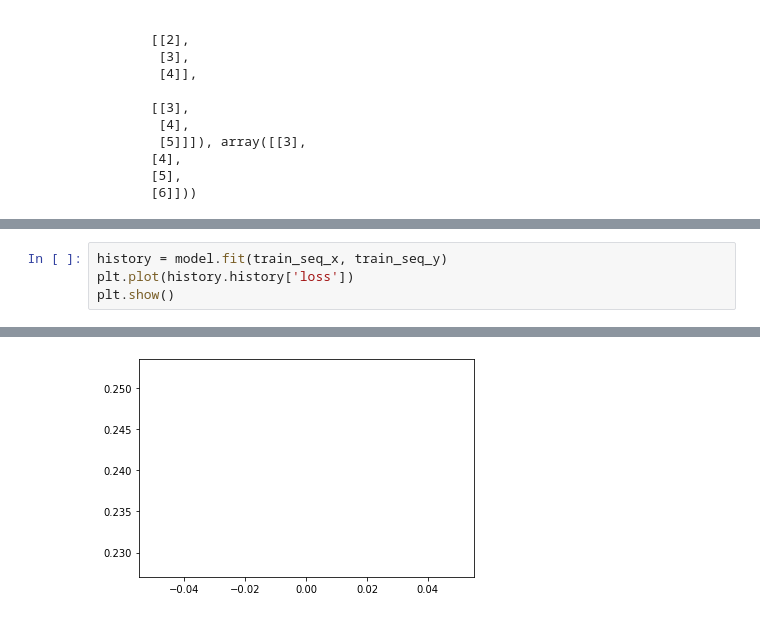
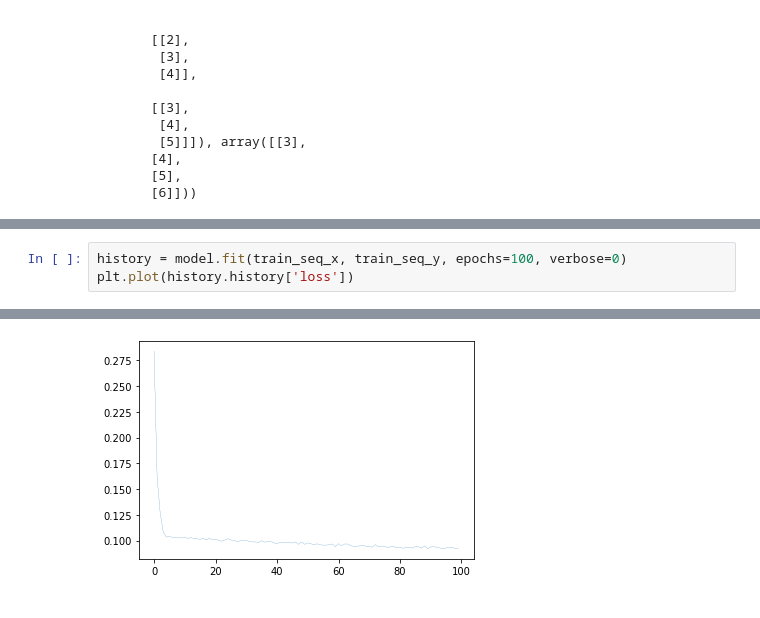
Before and after one commit to zzerross/ai, a Jupyter notebook: rnn/sin/RNNSinSequence.ipynb, the cells around one changed output, grey strips where cells are left out. Saved outputs shown, nothing was run; the diff lists cells and outputs as text.

```diff
--- a/rnn/sin/RNNSinSequence.ipynb
+++ b/rnn/sin/RNNSinSequence.ipynb
@@ -100,7 +100,6 @@ Trainable params: 4,385
 Non-trainable params: 0
 _________________________________________________________________
 # %%
-history = model.fit(train_seq_x, train_seq_y)
+history = model.fit(train_seq_x, train_seq_y, epochs=100, verbose=0)
 plt.plot(history.history['loss'])
-plt.show()
 # %% [output]
@@ -108,4 +107,4 @@ plt.show()
-[figure, old version]
+[figure, new version]
 # %%
 test_loss = model.evaluate(test_seq_x, test_seq_y)
 # %% [output]
```
Also changed, not shown: parts of 5 cells of this notebook.
